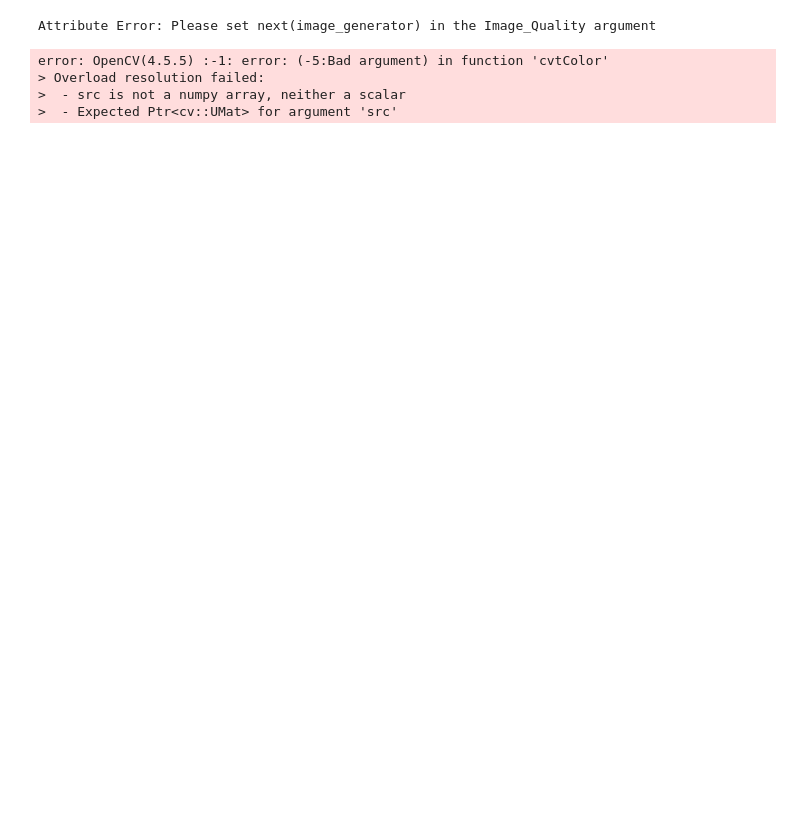
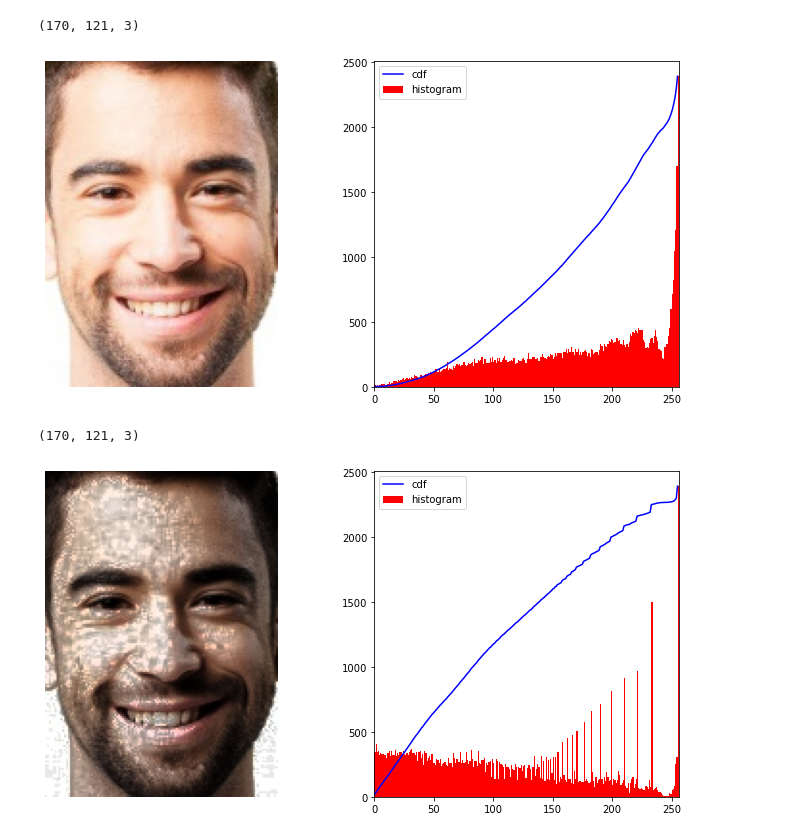
Before and after one commit to Seyifunmi-Adeboboye/GClass_Ongoing, a Jupyter notebook: Image QC_Enhancement.ipynb, the cells around one changed output. Saved outputs shown, nothing was run; the diff lists cells and outputs as text; code cells hidden in the pictures; blank space fills up the shorter version.

```diff
--- a/Image QC_Enhancement.ipynb
+++ b/Image QC_Enhancement.ipynb
@@ -142,11 +142,10 @@ class Save:
 # %%
 # a = Image_Quality('next(men_images)')
 # a.img_and_hist()
 
-Enhance_Image('a').hist_eqn()
+Enhance_Image(next(men_images)).hist_eqn()
 # %% [output]
-Attribute Error: Please set next(image_generator) in the Image_Quality argument
+(170, 121, 3)
+[figure, added]
-error: OpenCV(4.5.5) :-1: error: (-5:Bad argument) in function 'cvtColor'
-> Overload resolution failed:
->  - src is not a numpy array, neither a scalar
->  - Expected Ptr<cv::UMat> for argument 'src'
+(170, 121, 3)
+[figure, added]
```
Also changed, not shown: parts of 1 cell of this notebook.
